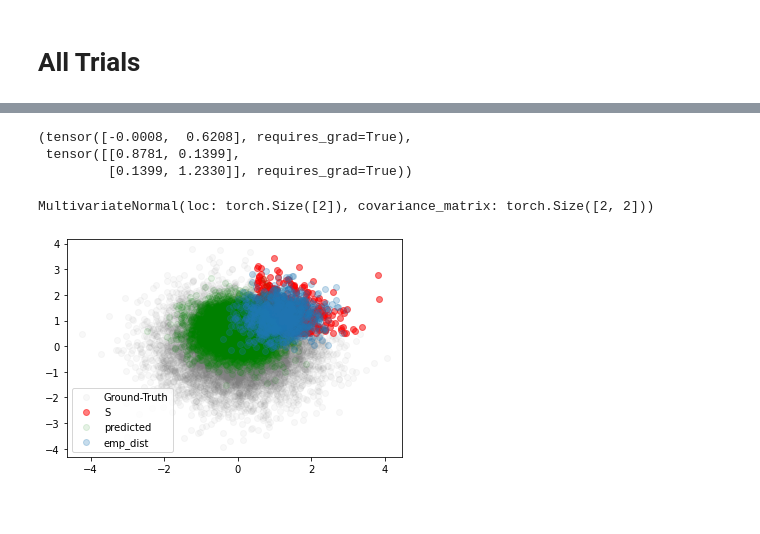
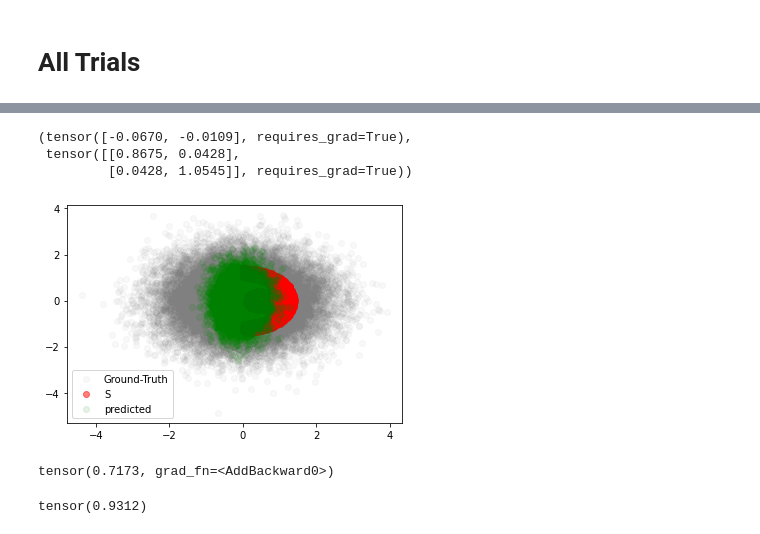
Before and after one commit to pstefanou12/delphi.ai, a Jupyter notebook: notebooks/HorshoeDot.ipynb, the cells around one changed output, grey strips where cells are left out. Drawn from its saved outputs; the diff is of its cells as text; code cells hidden in the pictures.

Commit message:
truncated normal running.

```diff
--- a/notebooks/HorshoeDot.ipynb
+++ b/notebooks/HorshoeDot.ipynb
@@ -81,8 +81,8 @@ for iter_ in range(10):
         results = censored.fit(S)
 
         # metrics
-        delphi_kl = ch.distributions.kl.kl_divergence(M, results)
-        naive_kl = ch.distributions.kl.kl_divergence(M, MultivariateNormal(S.dataset.loc, S.dataset.covariance_matrix))
+        delphi_kl = ch.distributions.kl.kl_divergence(results, M)
+        naive_kl = ch.distributions.kl.kl_divergence(MultivariateNormal(S.dataset.loc, S.dataset.covariance_matrix), M)
 
         store[STORE_TABLE_NAME].append_row({
             'delphi_kl': delphi_kl,
@@ -129,23 +126,19 @@ all trials:
 # %%
 results.loc, results.covariance_matrix
 # %% [output]
-(tensor([-0.0008,  0.6208], requires_grad=True),
- tensor([[0.8781, 0.1399],
-         [0.1399, 1.2330]], requires_grad=True))
+(tensor([-0.0670, -0.0109], requires_grad=True),
+ tensor([[0.8675, 0.0428],
+         [0.0428, 1.0545]], requires_grad=True))
-# %%
-M
-# %% [output]
-MultivariateNormal(loc: torch.Size([2]), covariance_matrix: torch.Size([2, 2]))
 # %%
 plt.scatter(samples[:,0], samples[:,1], color="grey", alpha=.05, label="Ground-Truth")
 emp = samples[PREDICATE(samples).nonzero(as_tuple=False).flatten()]
 plt.scatter(emp[:,0], emp[:,1], color="red", label="S", alpha=.5)
 pred = results.sample(ch.Size([10000]))
 plt.scatter(pred[:,0], pred[:,1], label="predicted", color="green", alpha=.1)
-trunc = MultivariateNormal(S.dataset.loc, S.dataset.covariance_matrix).sample(ch.Size([1000]))
-plt.scatter(trunc[:,0], trunc[:,1], label="emp_dist", alpha=.25)
+# trunc = MultivariateNormal(S.dataset.loc, S.dataset.covariance_matrix).sample(ch.Size([1000]))
+# plt.scatter(trunc[:,0], trunc[:,1], label="emp_dist", alpha=.25)
 plt.legend()
 
 plt.show()
 # %% [output]
-[figure, old version]
+[figure, new version]
@@ -153,0 +145,8 @@ score = ch.randn(ch.Size([10,]))
+# %%
+ch.distributions.kl.kl_divergence(results, M)
+# %% [output]
+tensor(0.7173, grad_fn=<AddBackward0>)
+# %%
+ch.distributions.kl.kl_divergence(MultivariateNormal(S.dataset.loc, S.dataset.covariance_matrix), M)
+# %% [output]
+tensor(0.9312)
```
Also changed, not shown: parts of 6 cells of this notebook, 8 other files.
